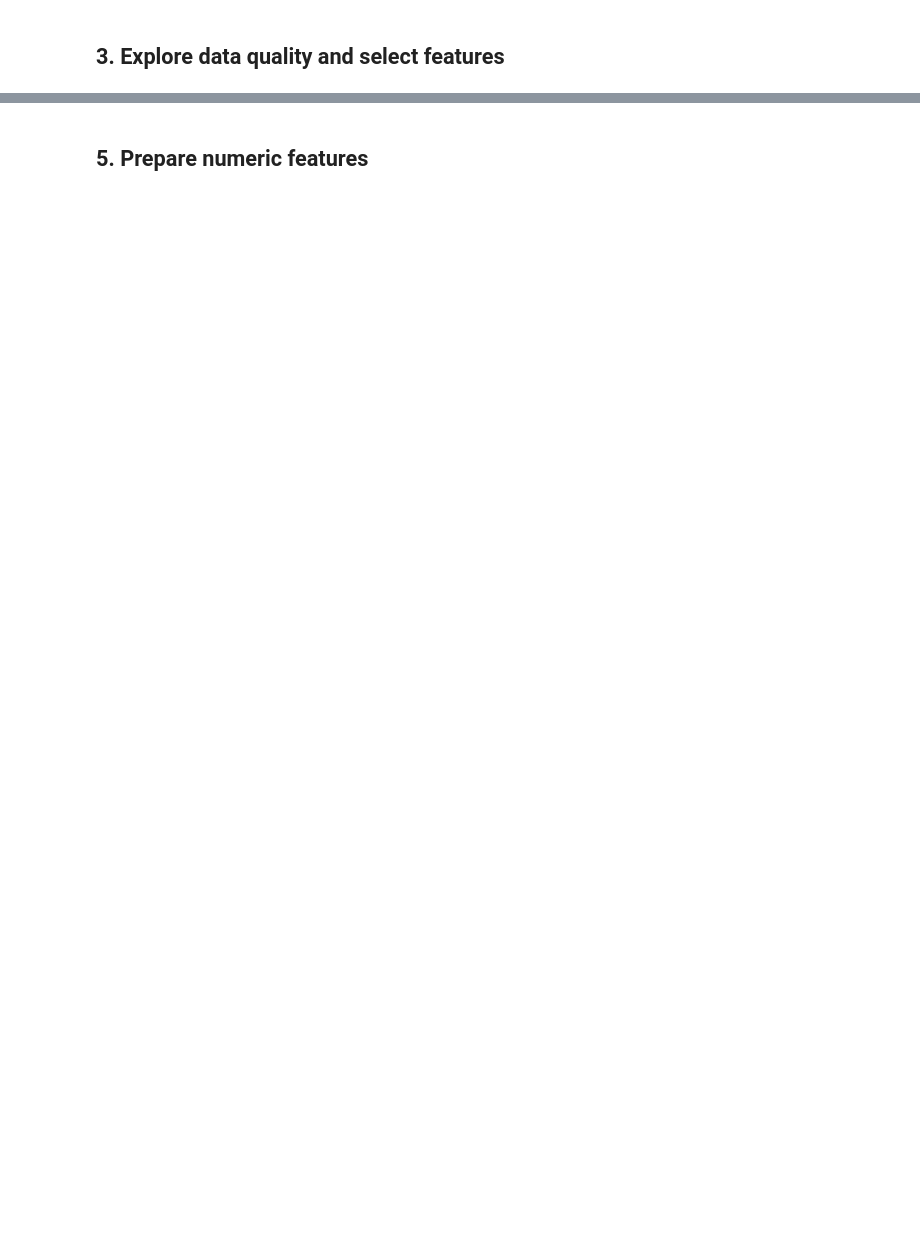
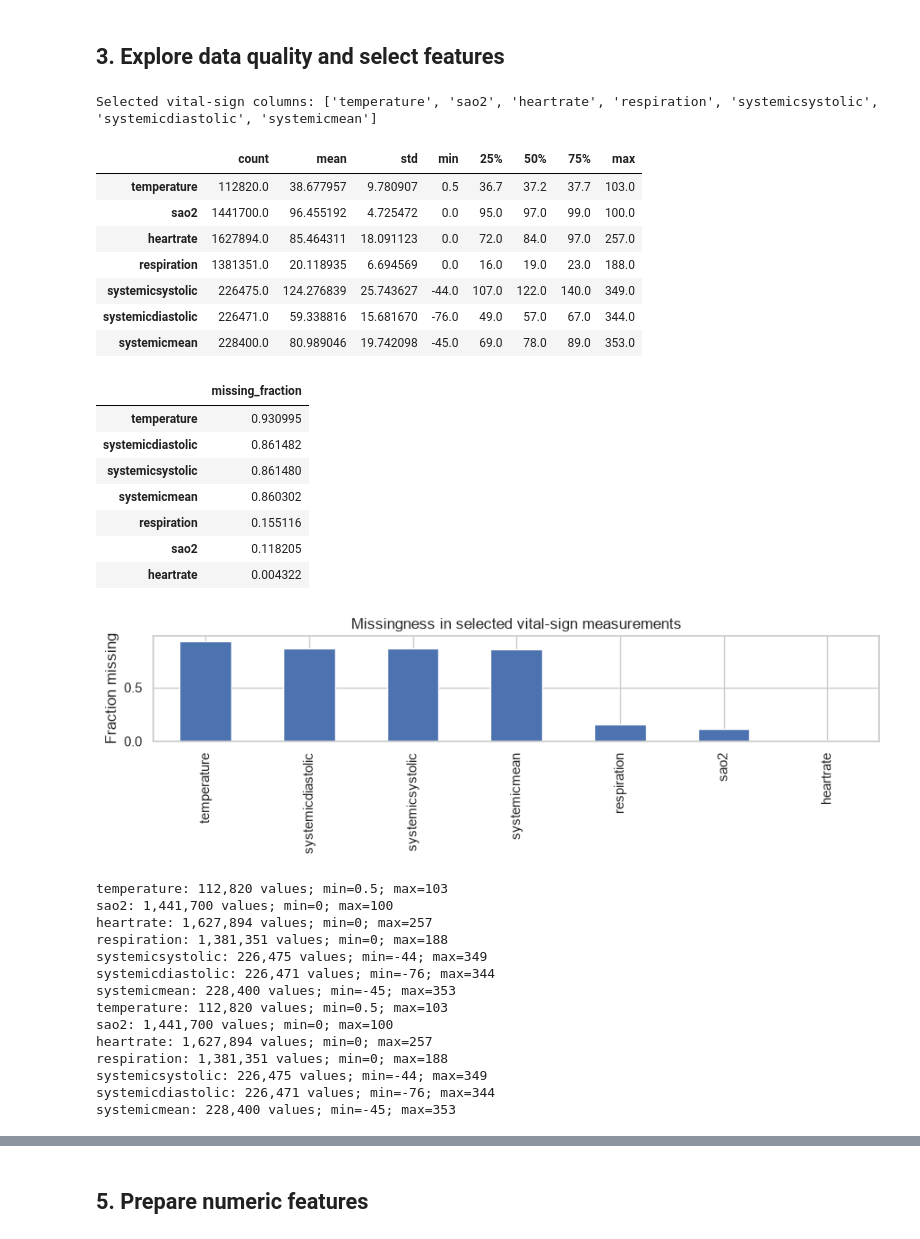
Before and after one commit to jeff580/msc7103-health-data-anomaly-detection, a Jupyter notebook: 01_static_eicu.ipynb, the cells around one changed output, grey strips where cells are left out. Drawn from its saved outputs; the diff is of its cells as text; code cells hidden in the pictures; blank space fills up the shorter version.

```diff
--- a/01_static_eicu.ipynb
+++ b/01_static_eicu.ipynb
@@ -44,27 +53,72 @@ print("Columns:", raw.columns.tolist())
 # %%
 # The expected eICU table includes repeated observations per ICU stay.
 # We retain only columns present in this version of the file.
 candidate_features = [
     "temperature", "sao2", "heartrate", "respiration",
     "systemicsystolic", "systemicdiastolic", "systemicmean", "glucose"
 ]
 id_col = "patientunitstayid"
 if id_col not in raw.columns:
     raise ValueError(f"Expected stay key {id_col!r} was not found; inspect the dataset schema.")
 features = [c for c in candidate_features if c in raw.columns]
 if len(features) < 3:
     raise ValueError(f"Too few expected vital-sign columns were found: {features}")
 
 print("Selected vital-sign columns:", features)
 display(raw[features].describe().T)
 missing = raw[features].isna().mean().sort_values(ascending=False)
 display(missing.rename("missing_fraction").to_frame())
 plt.figure(figsize=(9, 3))
 missing.plot(kind="bar")
 plt.ylabel("Fraction missing")
 plt.title("Missingness in selected vital-sign measurements")
 plt.tight_layout()
 plt.show()
+
+# This first pass also surfaces suspicious values and sparse fields. Do not discard
+# them automatically: verify units and data conventions before calling them errors.
+for feature in features:
+    values = pd.to_numeric(raw[feature], errors="coerce")
+    print(f"{feature}: {values.notna().sum():,} values; min={values.min():g}; max={values.max():g}")
+
+# This first pass also surfaces suspicious values and sparse fields. Do not discard
+# them automatically: verify units and data conventions before calling them errors.
+for feature in features:
+    values = pd.to_numeric(raw[feature], errors="coerce")
+    print(f"{feature}: {values.notna().sum():,} values; min={values.min():g}; max={values.max():g}")
+# %% [output]
+Selected vital-sign columns: ['temperature', 'sao2', 'heartrate', 'respiration', 'systemicsystolic', 'systemicdiastolic', 'systemicmean']
+|  | count | mean | std | min | 25% | 50% | 75% | max |
+| temperature | 112820.0 | 38.677957 | 9.780907 | 0.5 | 36.7 | 37.2 | 37.7 | 103.0 |
+| sao2 | 1441700.0 | 96.455192 | 4.725472 | 0.0 | 95.0 | 97.0 | 99.0 | 100.0 |
+| heartrate | 1627894.0 | 85.464311 | 18.091123 | 0.0 | 72.0 | 84.0 | 97.0 | 257.0 |
+| respiration | 1381351.0 | 20.118935 | 6.694569 | 0.0 | 16.0 | 19.0 | 23.0 | 188.0 |
+| systemicsystolic | 226475.0 | 124.276839 | 25.743627 | -44.0 | 107.0 | 122.0 | 140.0 | 349.0 |
+| systemicdiastolic | 226471.0 | 59.338816 | 15.681670 | -76.0 | 49.0 | 57.0 | 67.0 | 344.0 |
+| systemicmean | 228400.0 | 80.989046 | 19.742098 | -45.0 | 69.0 | 78.0 | 89.0 | 353.0 |
+|  | missing_fraction |
+| temperature | 0.930995 |
+| systemicdiastolic | 0.861482 |
+| systemicsystolic | 0.861480 |
+| systemicmean | 0.860302 |
+| respiration | 0.155116 |
+| sao2 | 0.118205 |
+| heartrate | 0.004322 |
+[figure, added]
+temperature: 112,820 values; min=0.5; max=103
+sao2: 1,441,700 values; min=0; max=100
+heartrate: 1,627,894 values; min=0; max=257
+respiration: 1,381,351 values; min=0; max=188
+systemicsystolic: 226,475 values; min=-44; max=349
+systemicdiastolic: 226,471 values; min=-76; max=344
+systemicmean: 228,400 values; min=-45; max=353
+temperature: 112,820 values; min=0.5; max=103
+sao2: 1,441,700 values; min=0; max=100
+heartrate: 1,627,894 values; min=0; max=257
+respiration: 1,381,351 values; min=0; max=188
+systemicsystolic: 226,475 values; min=-44; max=349
+systemicdiastolic: 226,471 values; min=-76; max=344
+systemicmean: 228,400 values; min=-45; max=353
 # %% [markdown]
 ## 4. Aggregate observations into one row per ICU stay
 
```
Also changed, not shown: parts of 7 cells of this notebook, 3 other files.
